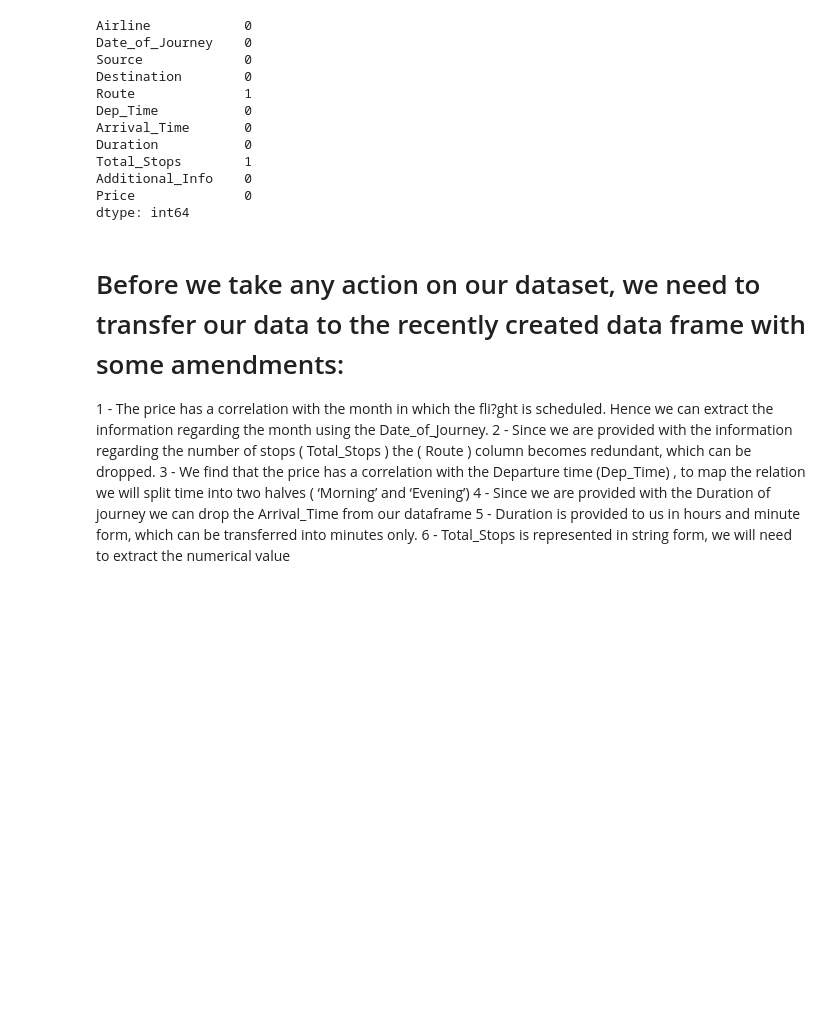
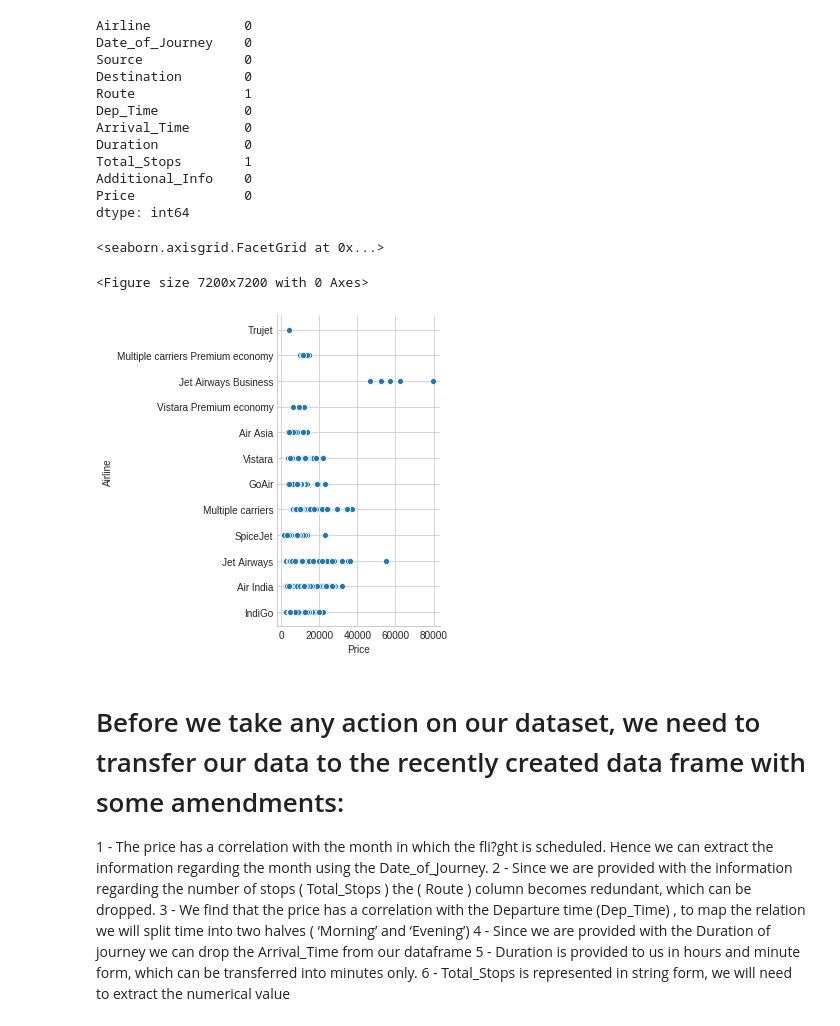
Before and after one commit to shubham-singh-ss/Plane-Ticket-Price-Prediction, a Jupyter notebook: flight_price_prediction.ipynb, the cells around one changed output. Cells and saved outputs as stored; diff of their text form; code cells hidden in the pictures; blank space fills up the shorter version.

```diff
--- a/flight_price_prediction.ipynb
+++ b/flight_price_prediction.ipynb
@@ -92,5 +92,12 @@ Total_Stops        1
 Additional_Info    0
 Price              0
 dtype: int64
+# %%
+fig = plt.figure(figsize=(100, 100))
+sns.relplot(x="Price", y="Airline", data=train)
+# %% [output]
+<seaborn.axisgrid.FacetGrid at 0x...>
+<Figure size 7200x7200 with 0 Axes>
+[figure, added]
 # %%
 #Creating a separate data frame for our training setbb
```
Also changed, not shown: parts of 13 cells of this notebook.
